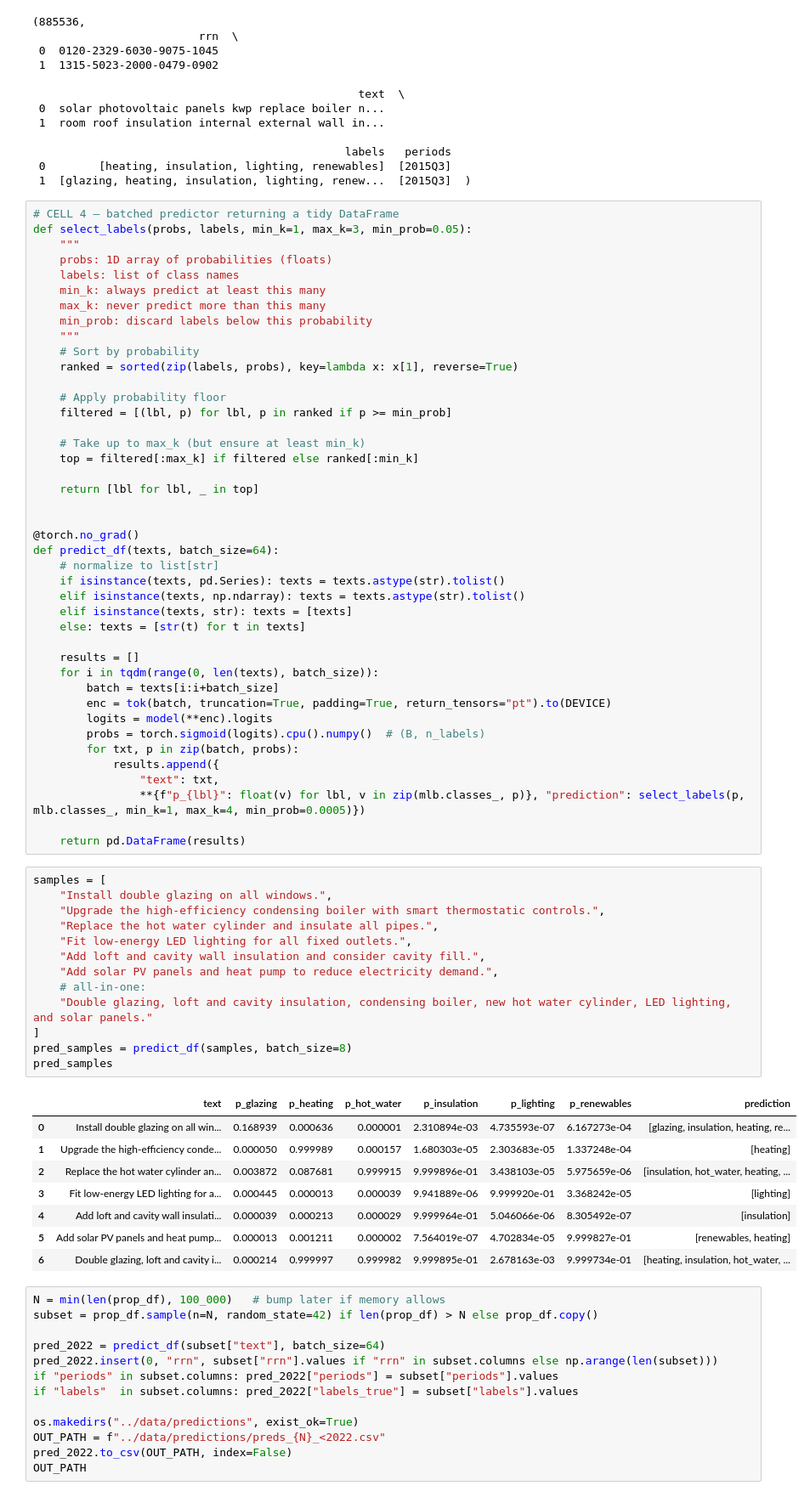
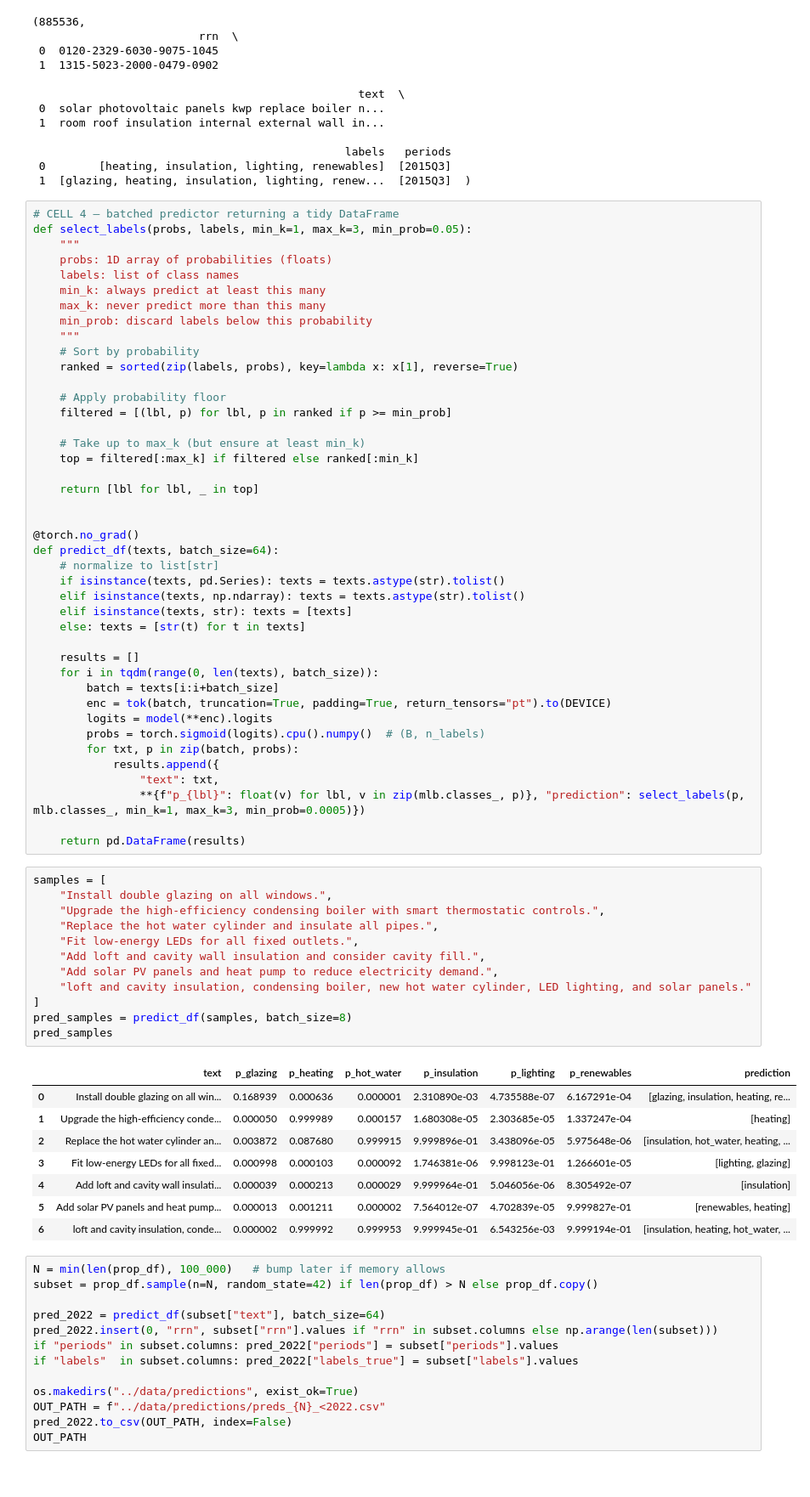
Before and after one commit to FedericoStachurski/epc-nlp-project, a Jupyter notebook: notebooks/05_statistical_inference.ipynb, the cells around one changed output. Shown at 85% size. Cells and saved outputs as stored; diff of their text form.

```diff
--- a/notebooks/05_statistical_inference.ipynb
+++ b/notebooks/05_statistical_inference.ipynb
@@ -92,31 +92,30 @@ def predict_df(texts, batch_size=64):
         for txt, p in zip(batch, probs):
             results.append({
                 "text": txt,
-                **{f"p_{lbl}": float(v) for lbl, v in zip(mlb.classes_, p)}, "prediction": select_labels(p, mlb.classes_, min_k=1, max_k=4, min_prob=0.0005)})
+                **{f"p_{lbl}": float(v) for lbl, v in zip(mlb.classes_, p)}, "prediction": select_labels(p, mlb.classes_, min_k=1, max_k=3, min_prob=0.0005)})
 
     return pd.DataFrame(results)
 # %%
 samples = [
     "Install double glazing on all windows.",
     "Upgrade the high-efficiency condensing boiler with smart thermostatic controls.",
     "Replace the hot water cylinder and insulate all pipes.",
-    "Fit low-energy LED lighting for all fixed outlets.",
+    "Fit low-energy LEDs for all fixed outlets.",
     "Add loft and cavity wall insulation and consider cavity fill.",
     "Add solar PV panels and heat pump to reduce electricity demand.",
-    # all-in-one:
-    "Double glazing, loft and cavity insulation, condensing boiler, new hot water cylinder, LED lighting, and solar panels."
+    "loft and cavity insulation, condensing boiler, new hot water cylinder, LED lighting, and solar panels."
 ]
 pred_samples = predict_df(samples, batch_size=8)
 pred_samples
 # %% [output]
 |  | text | p_glazing | p_heating | p_hot_water | p_insulation | p_lighting | p_renewables | prediction |
-| 0 | Install double glazing on all win... | 0.168939 | 0.000636 | 0.000001 | 2.310894e-03 | 4.735593e-07 | 6.167273e-04 | [glazing, insulation, heating, re... |
-| 1 | Upgrade the high-efficiency conde... | 0.000050 | 0.999989 | 0.000157 | 1.680303e-05 | 2.303683e-05 | 1.337248e-04 | [heating] |
-| 2 | Replace the hot water cylinder an... | 0.003872 | 0.087681 | 0.999915 | 9.999896e-01 | 3.438103e-05 | 5.975659e-06 | [insulation, hot_water, heating, ... |
-| 3 | Fit low-energy LED lighting for a... | 0.000445 | 0.000013 | 0.000039 | 9.941889e-06 | 9.999920e-01 | 3.368242e-05 | [lighting] |
-| 4 | Add loft and cavity wall insulati... | 0.000039 | 0.000213 | 0.000029 | 9.999964e-01 | 5.046066e-06 | 8.305492e-07 | [insulation] |
-| 5 | Add solar PV panels and heat pump... | 0.000013 | 0.001211 | 0.000002 | 7.564019e-07 | 4.702834e-05 | 9.999827e-01 | [renewables, heating] |
-| 6 | Double glazing, loft and cavity i... | 0.000214 | 0.999997 | 0.999982 | 9.999895e-01 | 2.678163e-03 | 9.999734e-01 | [heating, insulation, hot_water, ... |
+| 0 | Install double glazing on all win... | 0.168939 | 0.000636 | 0.000001 | 2.310890e-03 | 4.735588e-07 | 6.167291e-04 | [glazing, insulation, heating, re... |
+| 1 | Upgrade the high-efficiency conde... | 0.000050 | 0.999989 | 0.000157 | 1.680308e-05 | 2.303685e-05 | 1.337247e-04 | [heating] |
+| 2 | Replace the hot water cylinder an... | 0.003872 | 0.087680 | 0.999915 | 9.999896e-01 | 3.438096e-05 | 5.975648e-06 | [insulation, hot_water, heating, ... |
+| 3 | Fit low-energy LEDs for all fixed... | 0.000998 | 0.000103 | 0.000092 | 1.746381e-06 | 9.998123e-01 | 1.266601e-05 | [lighting, glazing] |
+| 4 | Add loft and cavity wall insulati... | 0.000039 | 0.000213 | 0.000029 | 9.999964e-01 | 5.046056e-06 | 8.305492e-07 | [insulation] |
+| 5 | Add solar PV panels and heat pump... | 0.000013 | 0.001211 | 0.000002 | 7.564012e-07 | 4.702839e-05 | 9.999827e-01 | [renewables, heating] |
+| 6 | loft and cavity insulation, conde... | 0.000002 | 0.999992 | 0.999953 | 9.999945e-01 | 6.543256e-03 | 9.999194e-01 | [insulation, heating, hot_water, ... |
 # %%
 N = min(len(prop_df), 100_000)   # bump later if memory allows
 subset = prop_df.sample(n=N, random_state=42) if len(prop_df) > N else prop_df.copy()
```
Also changed, not shown: 3 other files.
